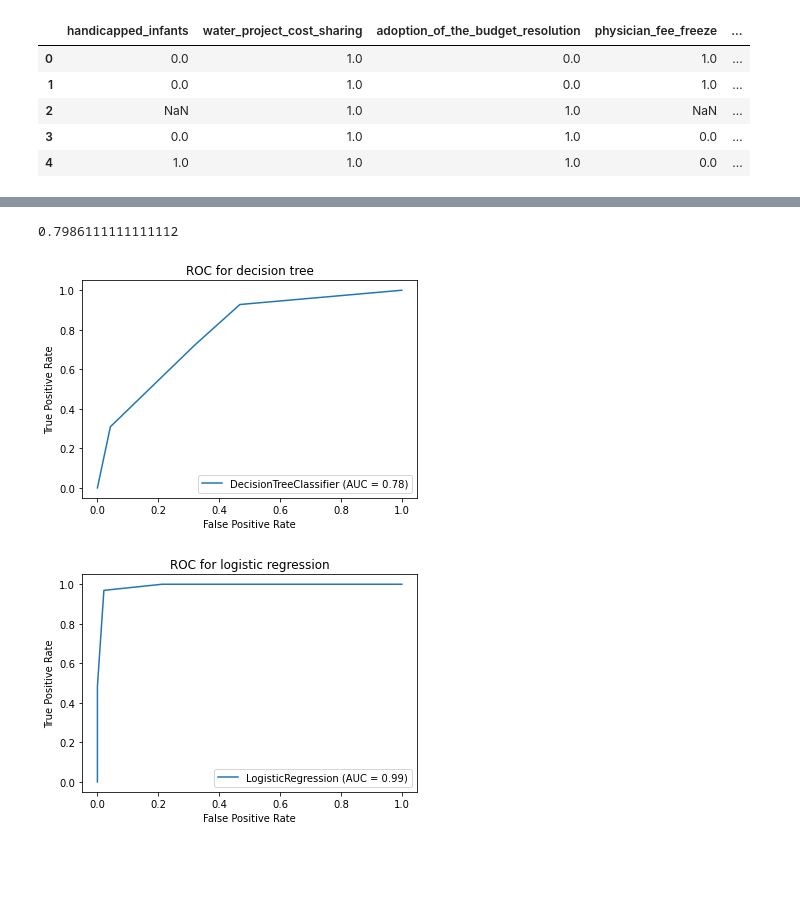
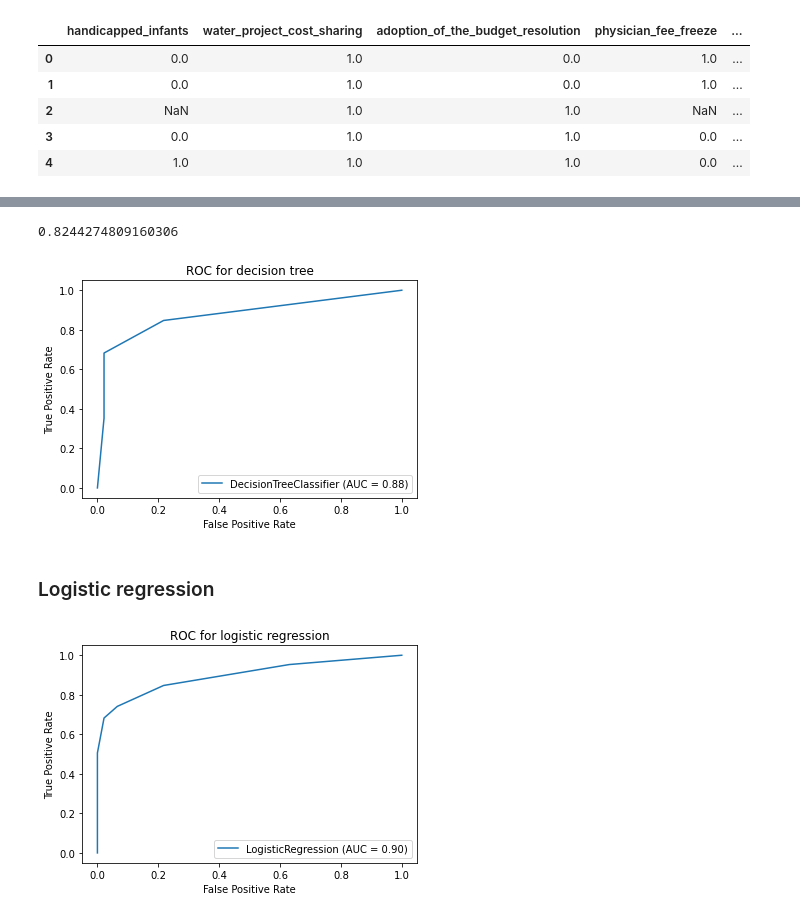
Before and after one commit to gekas145/WUM-2021-Projekty, a Jupyter notebook: feature_engineering.ipynb, the cells around one changed output, grey strips where cells are left out. Saved outputs shown, nothing was run; the diff lists cells and outputs as text; code cells hidden in the pictures; blank space fills up the shorter version.

```diff
--- a/feature_engineering.ipynb
+++ b/feature_engineering.ipynb
@@ -26,7 +27,7 @@ from sklearn.model_selection import train_test_split
 
 X_train, X_test, y_train, y_test = train_test_split(congressional_voting_df.drop("political_party", axis=1),
                                                     congressional_voting_df["political_party"],
-                                                    test_size=0.33, random_state=42)
+                                                    test_size=0.3, shuffle=True, random_state=42)
 # %%
 from sklearn.impute import SimpleImputer
 
@@ -56,12 +61,12 @@ X_train
 from sklearn.tree import DecisionTreeClassifier
 from sklearn import tree
 
-clf = DecisionTreeClassifier(random_state=1234)
-X = X_train[["anti_satellite_test_ban", "synfuels_corporation_cutback"]]
-model = clf.fit(X, y_train)
+dtc = DecisionTreeClassifier(random_state=1234, max_depth=2)
+X = X_train[["crime", "water_project_cost_sharing", "synfuels_corporation_cutback"]]
+model = dtc.fit(X, y_train)
 
 fig = plt.figure(figsize=(25,20))
-_ = tree.plot_tree(clf,
+_ = tree.plot_tree(dtc,
                    feature_names=X.columns.to_list(),
                    class_names=["democrat", "republican"],
                    filled=True)
@@ -70,29 +75,31 @@ _ = tree.plot_tree(clf,
 # %%
-X = X_test[["anti_satellite_test_ban", "synfuels_corporation_cutback"]]
-clf.score(X, y_test)
+X = X_test[["crime", "water_project_cost_sharing", "synfuels_corporation_cutback"]]
+dtc.score(X, y_test)
 # %% [output]
-0.7986111111111112
+0.8244274809160306
 # %%
 from sklearn import metrics
 
-metrics.plot_roc_curve(clf, X, y_test)
+metrics.plot_roc_curve(dtc, X, y_test)
 plt.title("ROC for decision tree")
 plt.show()
 # %% [output]
-[figure, old version]
+[figure, new version]
+# %% [markdown]
+### Logistic regression
 # %%
 from sklearn.linear_model import LogisticRegression
 
-X = X_train[["physician_fee_freeze", "synfuels_corporation_cutback"]]
+X = X_train[["crime", "water_project_cost_sharing", "synfuels_corporation_cutback"]]
 lg = LogisticRegression(random_state=0)
 lg.fit(X, y_train)
 
-X = X_test[["physician_fee_freeze", "synfuels_corporation_cutback"]]
+X = X_test[["crime", "water_project_cost_sharing", "synfuels_corporation_cutback"]]
 metrics.plot_roc_curve(lg, X, y_test)
 plt.title("ROC for logistic regression")
 plt.show()
 # %% [output]
-[figure, old version]
+[figure, new version]
 # %%
 lg.score(X, y_test)
 # %% [output]
```
Also changed, not shown: parts of 17 cells of this notebook.
